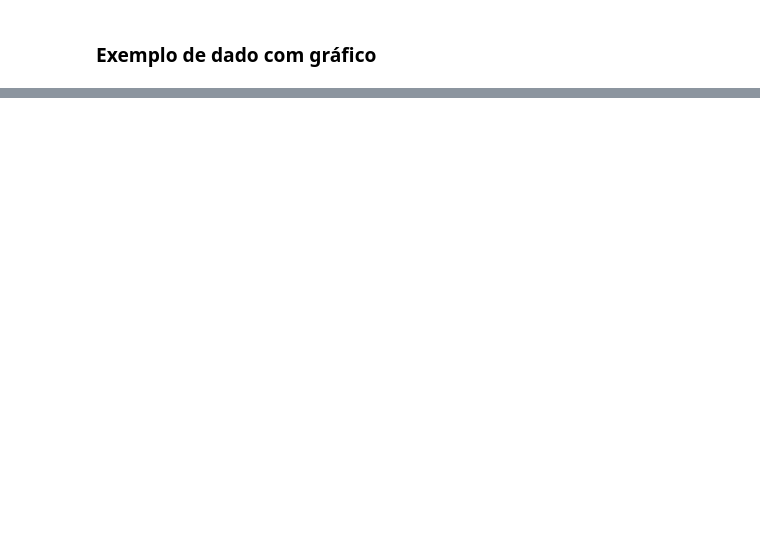
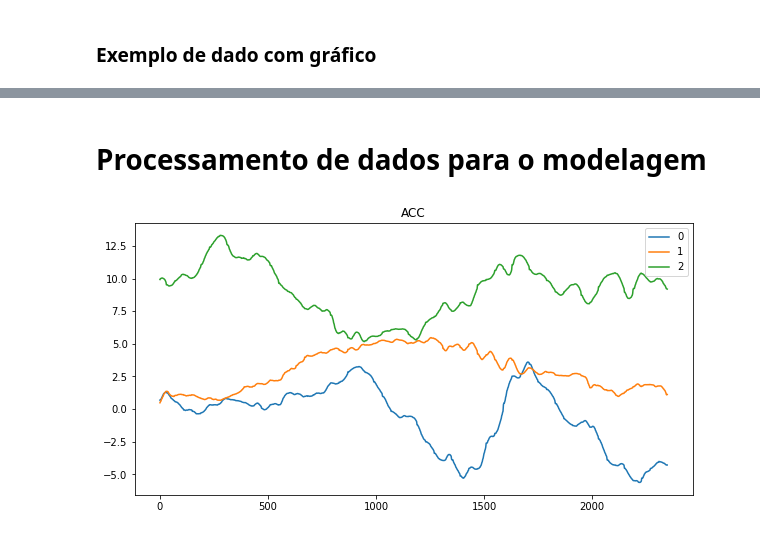
Before and after one commit to HeitorBRaymundo/mc906, a Jupyter notebook: prj3/DataInfo.ipynb, the cells around one changed output, grey strips where cells are left out. Saved outputs shown, nothing was run; the diff lists cells and outputs as text; code cells hidden in the pictures; blank space fills up the shorter version.

Commit message:
correcao de bugs, add dados faltantes, testes redes neurais

```diff
--- a/prj3/DataInfo.ipynb
+++ b/prj3/DataInfo.ipynb
@@ -82,0 +107,6 @@ plot_all_readings(database_train.datalist[0].readings, table_format=(0, 2))
+# %% [markdown]
+# Processamento de dados para o modelagem
+# %%
+plot_all_readings(database_train.datalist[0].readings, keys=['ACC'], table_format=(1, 1), figsize=(10, 5))
+# %% [output]
+[figure, added]
```
Also changed, not shown: parts of 13 cells of this notebook, 9 other files.
